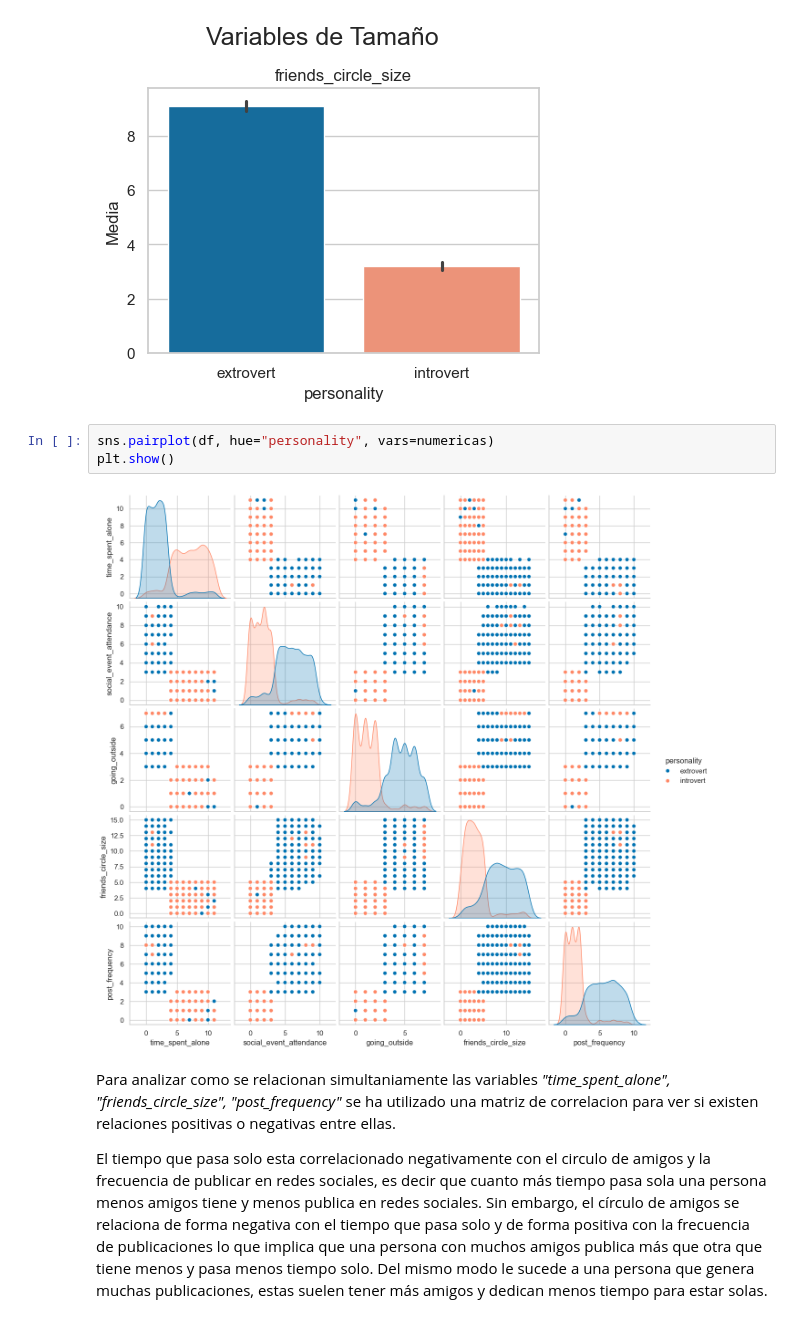
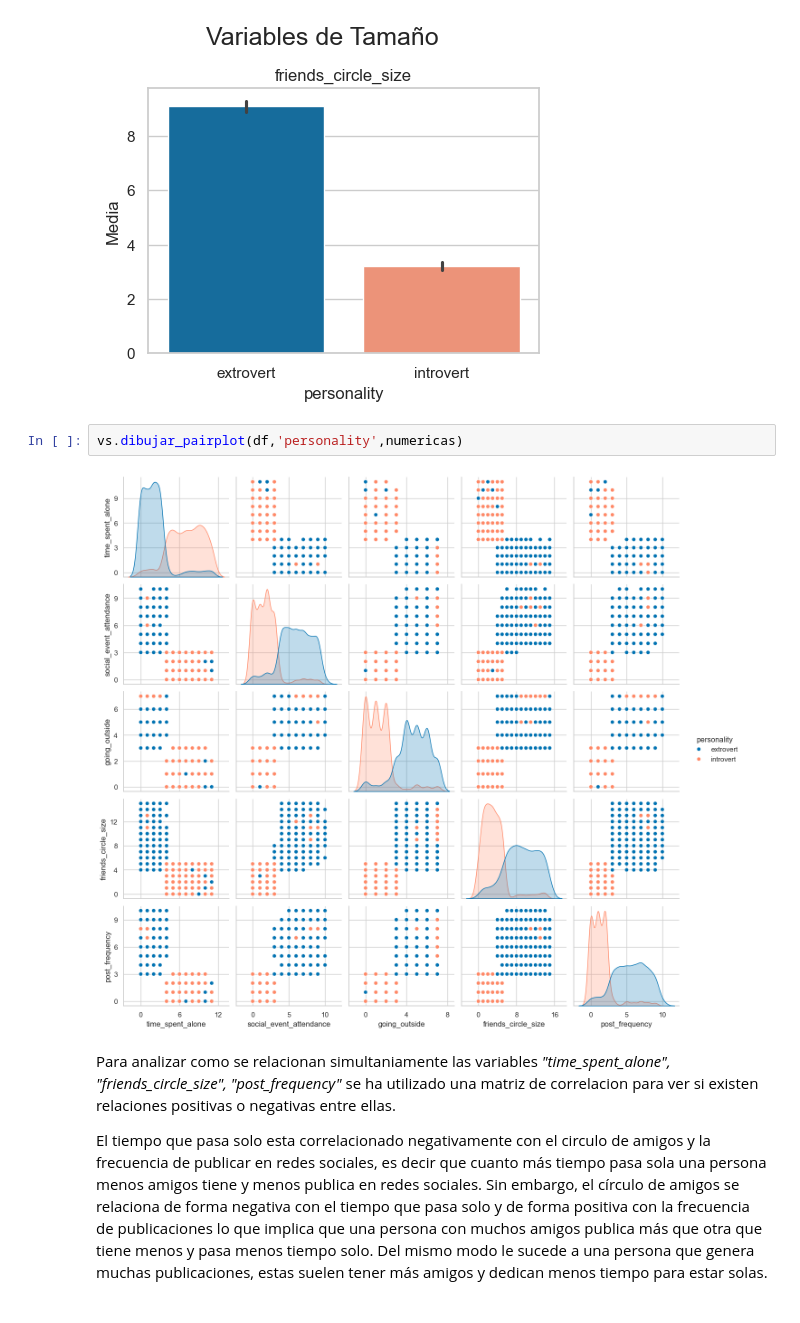
Before and after one commit to Marpp98/EDA_Extrovert_VS_Introvert_behaviour, a Jupyter notebook: notebooks/analisis-visualizaciones.ipynb, the cells around one changed output. Cells and saved outputs as stored; diff of their text form.

```diff
--- a/notebooks/analisis-visualizaciones.ipynb
+++ b/notebooks/analisis-visualizaciones.ipynb
@@ -241,11 +277,10 @@ vs.dibujar_medias_por_grupo(df, target, numericas)
 [figure]
 [figure]
 [figure]
-# %%
-sns.pairplot(df, hue="personality", vars=numericas)
-plt.show()
-# %% [output]
-[figure, removed]
+# %%
+vs.dibujar_pairplot(df,'personality',numericas)
+# %% [output]
+[figure, added]
 # %% [markdown]
 Para analizar como se relacionan simultaniamente las variables *"time_spent_alone", "friends_circle_size", "post_frequency"* se ha utilizado una matriz de correlacion para ver si existen relaciones positivas o negativas entre ellas.
 
```
Also changed, not shown: parts of 26 cells of this notebook, 1 other file.
